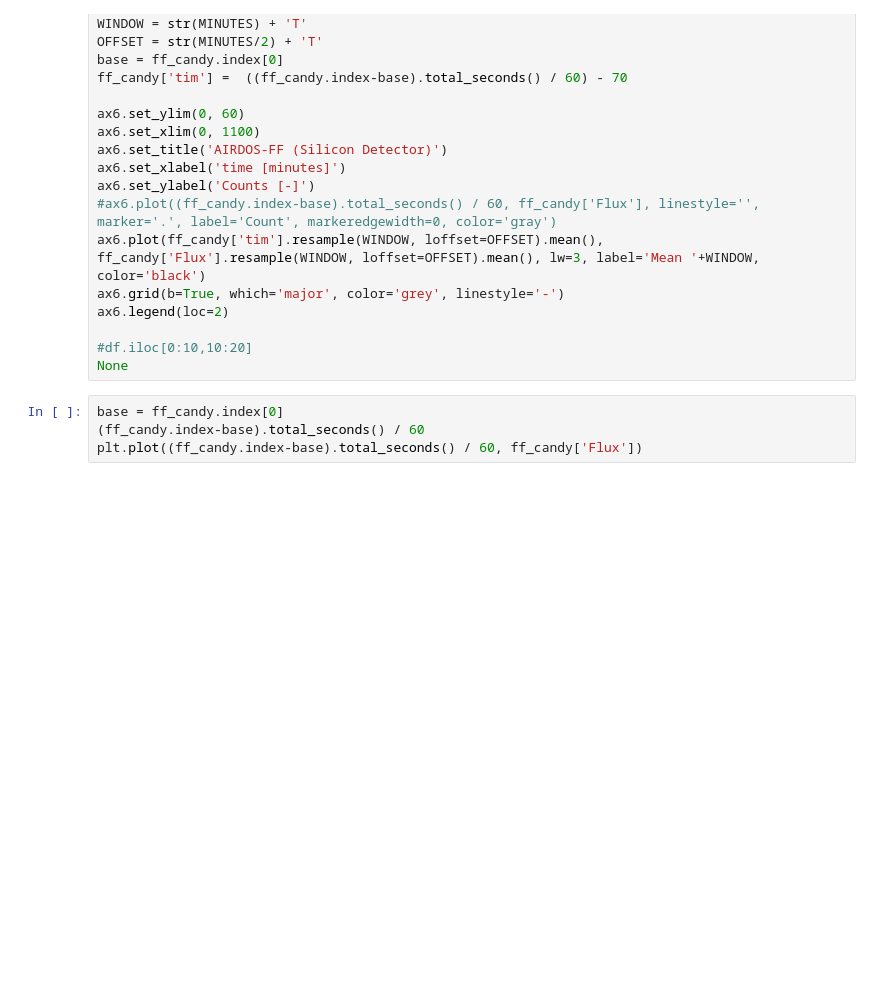
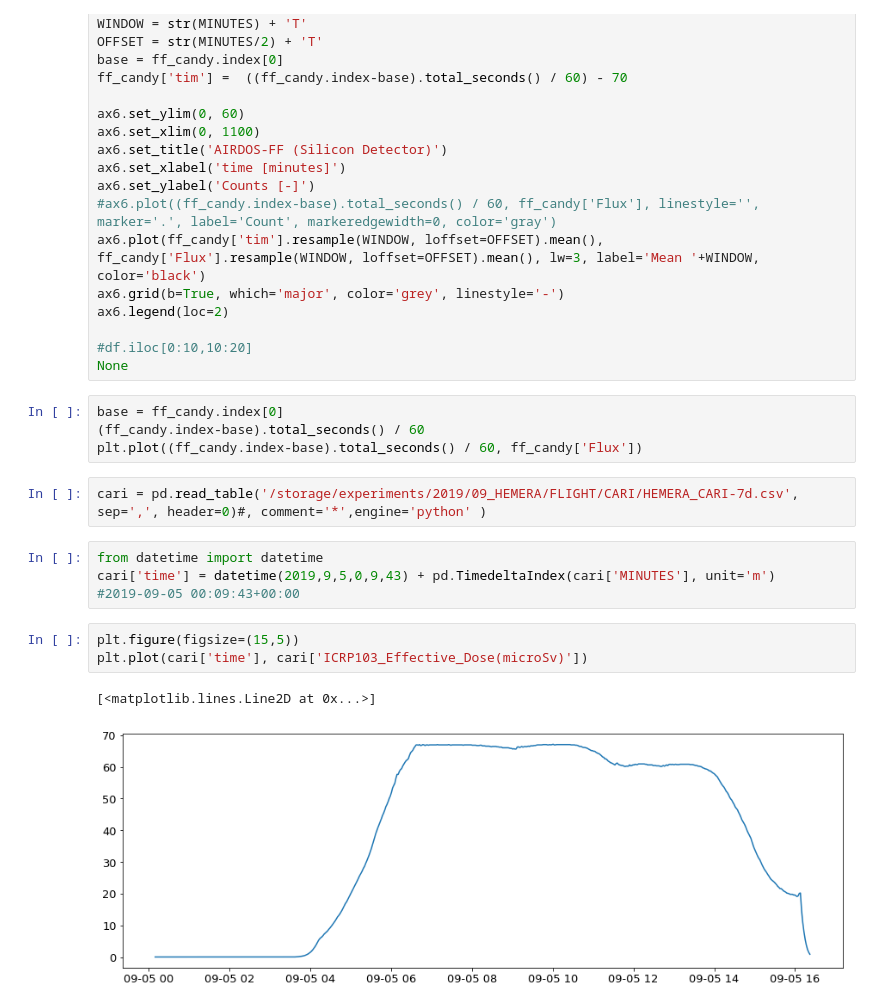
Before and after one commit to ODZ-UJF-AV-CR/FIK-4-Kiruna, a Jupyter notebook: notebooks/Flight2.ipynb, the cells around one changed output. Saved outputs shown, nothing was run; the diff lists cells and outputs as text; blank space fills up the shorter version.

```diff
--- a/notebooks/Flight2.ipynb
+++ b/notebooks/Flight2.ipynb
@@ -678,3 +684,15 @@ None
 base = ff_candy.index[0]
 (ff_candy.index-base).total_seconds() / 60
 plt.plot((ff_candy.index-base).total_seconds() / 60, ff_candy['Flux'])
+# %%
+cari = pd.read_table('/storage/experiments/2019/09_HEMERA/FLIGHT/CARI/HEMERA_CARI-7d.csv', sep=',', header=0)#, comment='*',engine='python' )
+# %%
+from datetime import datetime
+cari['time'] = datetime(2019,9,5,0,9,43) + pd.TimedeltaIndex(cari['MINUTES'], unit='m')
+#2019-09-05 00:09:43+00:00
+# %%
+plt.figure(figsize=(15,5))
+plt.plot(cari['time'], cari['ICRP103_Effective_Dose(microSv)'])
+# %% [output]
+[<matplotlib.lines.Line2D at 0x...>]
+[figure, added]
```
Also changed, not shown: parts of 4 cells of this notebook, 2 other files.
